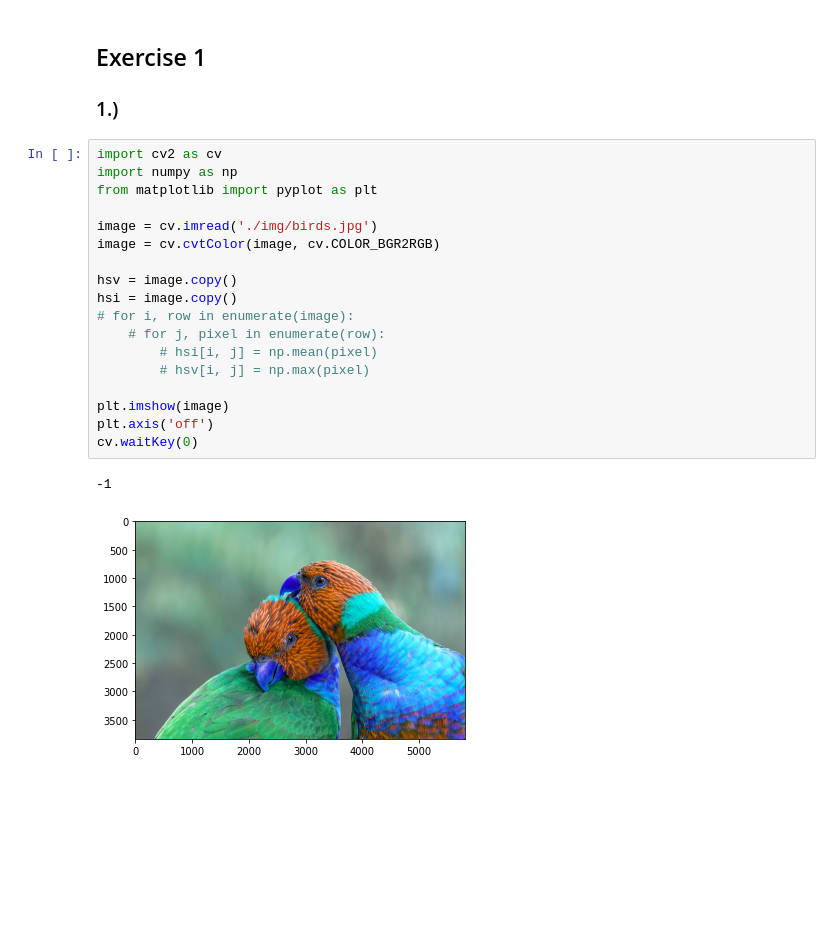
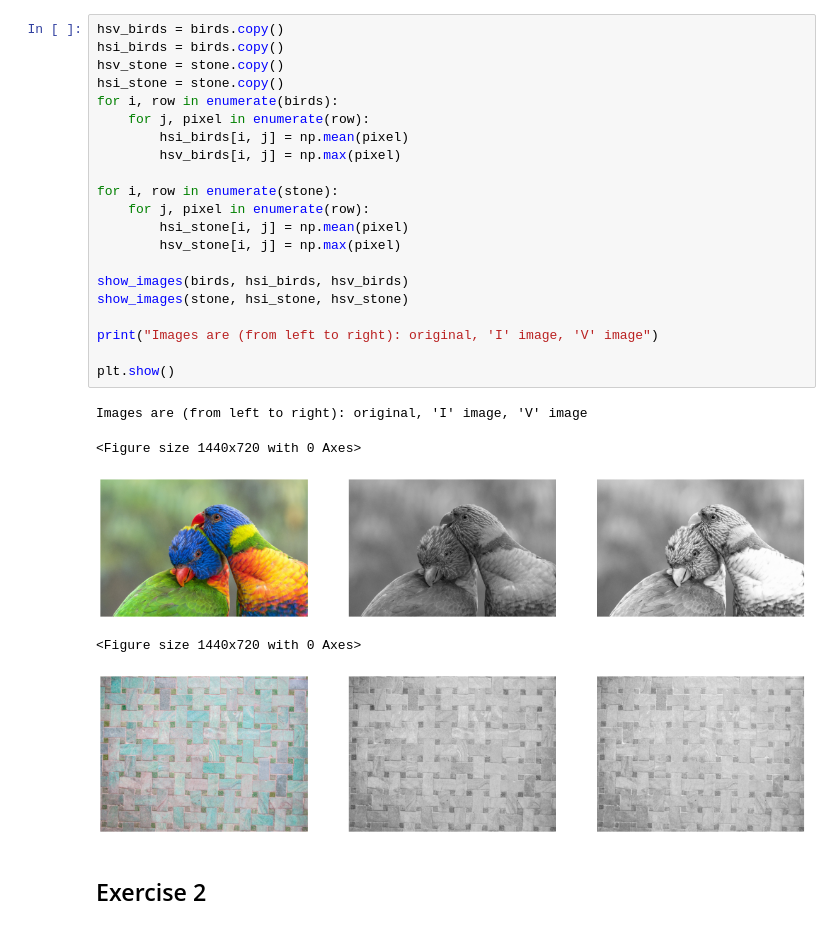
Before and after one commit to spencerolsondke/IVP_Project1, a Jupyter notebook: Project.ipynb, the cells around one changed output. Saved outputs shown, nothing was run; the diff lists cells and outputs as text; blank space fills up the shorter version.

Commit message:
Exercise 1 and 2

```diff
--- a/Project.ipynb
+++ b/Project.ipynb
@@ -1,24 +47,29 @@
+# %%
+hsv_birds = birds.copy()
+hsi_birds = birds.copy()
+hsv_stone = stone.copy()
+hsi_stone = stone.copy()
+for i, row in enumerate(birds):
+    for j, pixel in enumerate(row):
+        hsi_birds[i, j] = np.mean(pixel)
+        hsv_birds[i, j] = np.max(pixel)
+
+for i, row in enumerate(stone):
+    for j, pixel in enumerate(row):
+        hsi_stone[i, j] = np.mean(pixel)
+        hsv_stone[i, j] = np.max(pixel)
+
+show_images(birds, hsi_birds, hsv_birds)
+show_images(stone, hsi_stone, hsv_stone)
+
+print("Images are (from left to right): original, 'I' image, 'V' image")
+
+plt.show()
+# %% [output]
+Images are (from left to right): original, 'I' image, 'V' image
+<Figure size 1440x720 with 0 Axes>
+[figure, added]
+<Figure size 1440x720 with 0 Axes>
+[figure, added]
 # %% [markdown]
-## Exercise 1
-### 1.)
+## Exercise 2
-# %%
-import cv2 as cv
-import numpy as np
-from matplotlib import pyplot as plt
-
-image = cv.imread('./img/birds.jpg')
-image = cv.cvtColor(image, cv.COLOR_BGR2RGB)
-
-hsv = image.copy()
-hsi = image.copy()
-# for i, row in enumerate(image):
-    # for j, pixel in enumerate(row):
-        # hsi[i, j] = np.mean(pixel)
-        # hsv[i, j] = np.max(pixel)
-
-plt.imshow(image)
-plt.axis('off')
-cv.waitKey(0)
-# %% [output]
--1
-[figure, removed]
```
Also changed, not shown: parts of 4 cells of this notebook.
